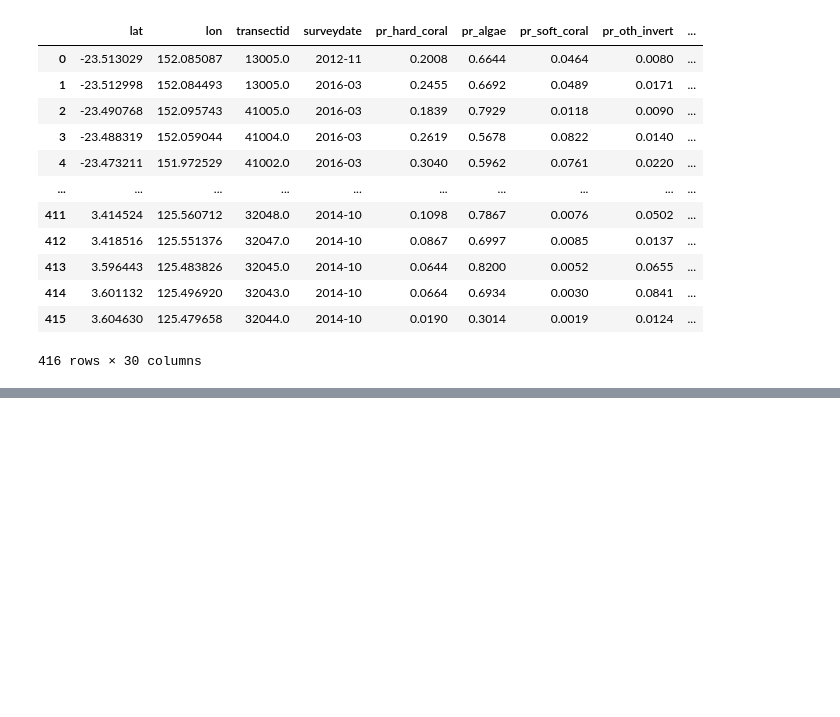
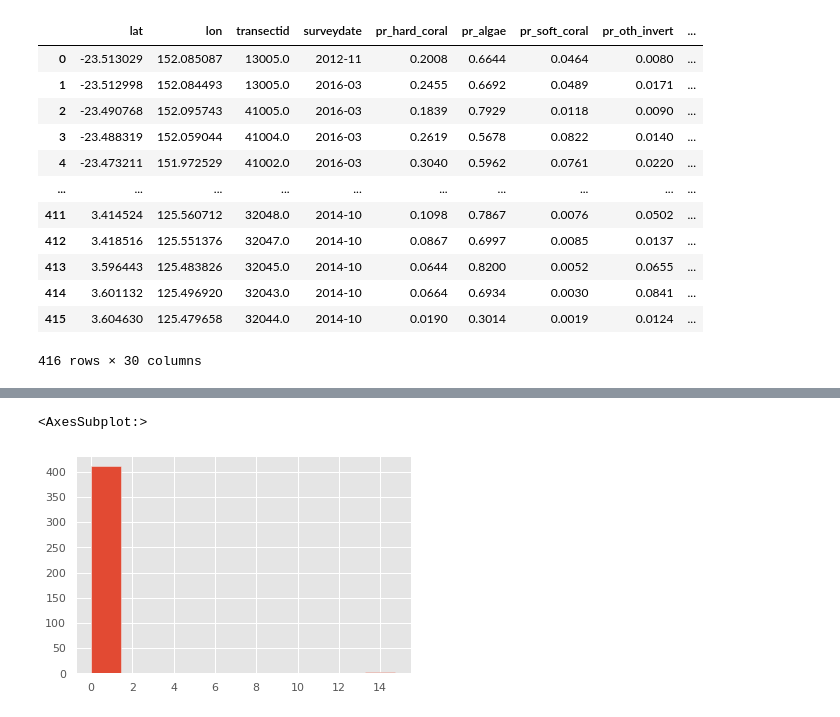
Before and after one commit to LaviSchlyter/Coral-Reef-preservation, a Jupyter notebook: Code/Anthropolical_processing.ipynb, the cells around one changed output, grey strips where cells are left out. Drawn from its saved outputs; the diff is of its cells as text; code cells hidden in the pictures; blank space fills up the shorter version.

```diff
--- a/Code/Anthropolical_processing.ipynb
+++ b/Code/Anthropolical_processing.ipynb
@@ -448,0 +602,5 @@ df_merged
+# %%
+df_env["fishing_hours_2014"].hist()
+# %% [output]
+<AxesSubplot:>
+[figure, added]
```
Also changed, not shown: parts of 51 cells of this notebook.
